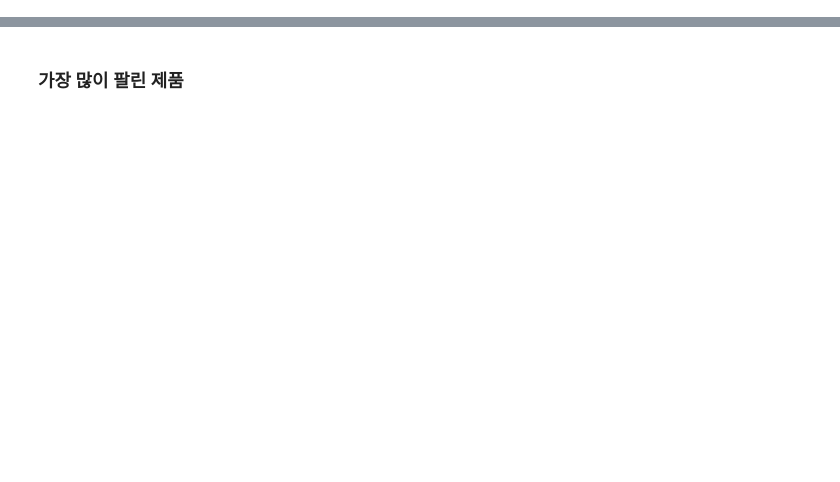
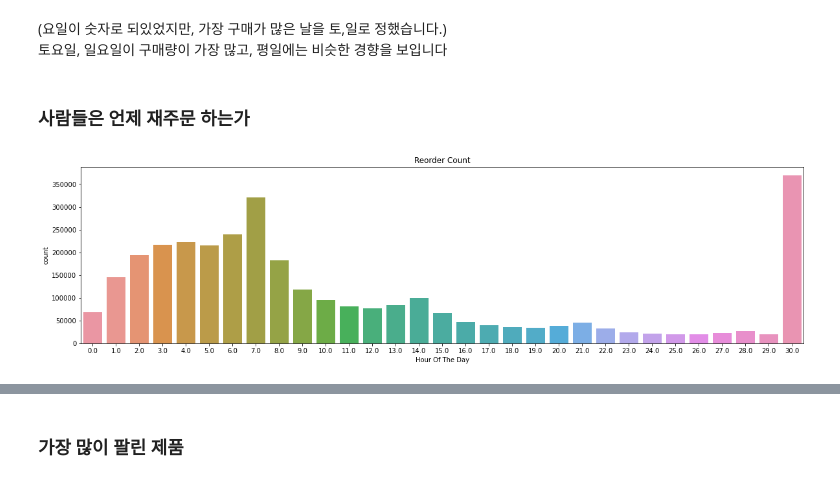
Before and after one commit to Chatti5115/aiffel_dataton, a Jupyter notebook: [D-01]Instacart.ipynb, the cells around one changed output, grey strips where cells are left out. Drawn from its saved outputs; the diff is of its cells as text; code cells hidden in the pictures; blank space fills up the shorter version.

```diff
--- a/[D-01]Instacart.ipynb
+++ b/[D-01]Instacart.ipynb
@@ -161,0 +100,14 @@ ax2.set(xlabel="Order Count", title="Count Of Items People Buy In Prior")
+# %% [markdown]
+(요일이 숫자로 되있었지만, 가장 구매가 많은 날을 토,일로 정했습니다.)
+토요일, 일요일이 구매량이 가장 많고, 평일에는 비슷한 경향을 보입니다
+# %% [markdown]
+### 사람들은 언제 재주문 하는가
+# %%
+fig, ax = plt.subplots()
+#sns.set(rc = {'figure.figsize':(20,5)})
+fig.set_size_inches(20,5)
+sns.countplot(data=orders, x='days_since_prior_order', ax=ax)
+ax.set(xlabel='Hour Of The Day', title='Reorder Count')
+plt.show()
+# %% [output]
+[figure, added]
```
Also changed, not shown: parts of 82 cells of this notebook.
